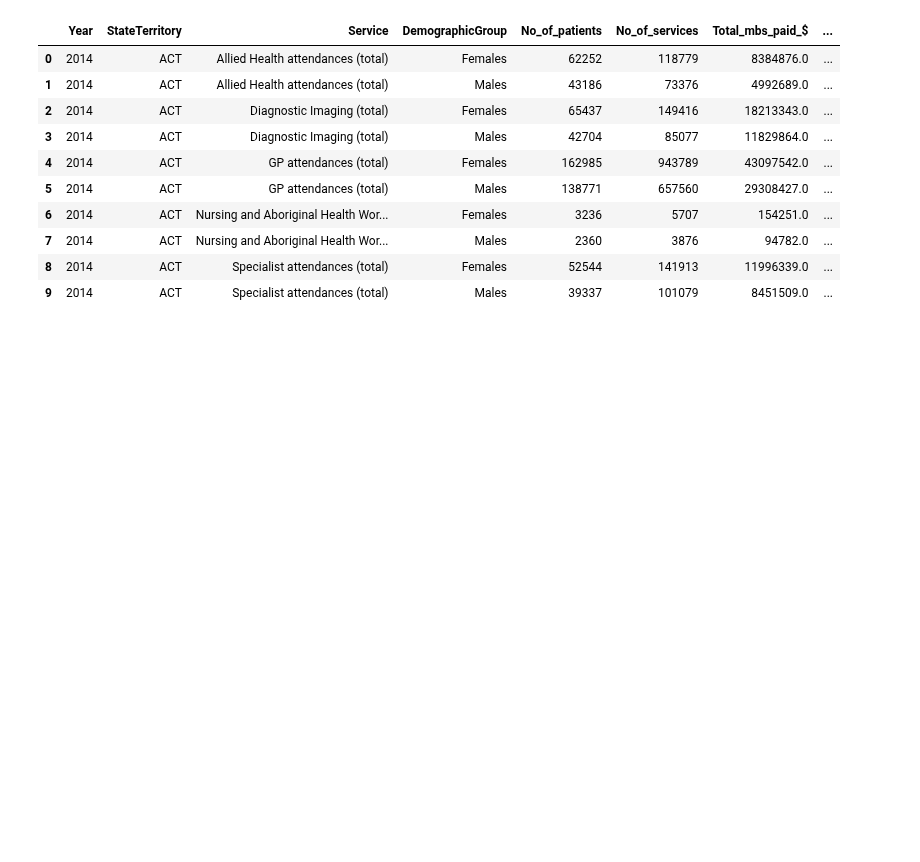
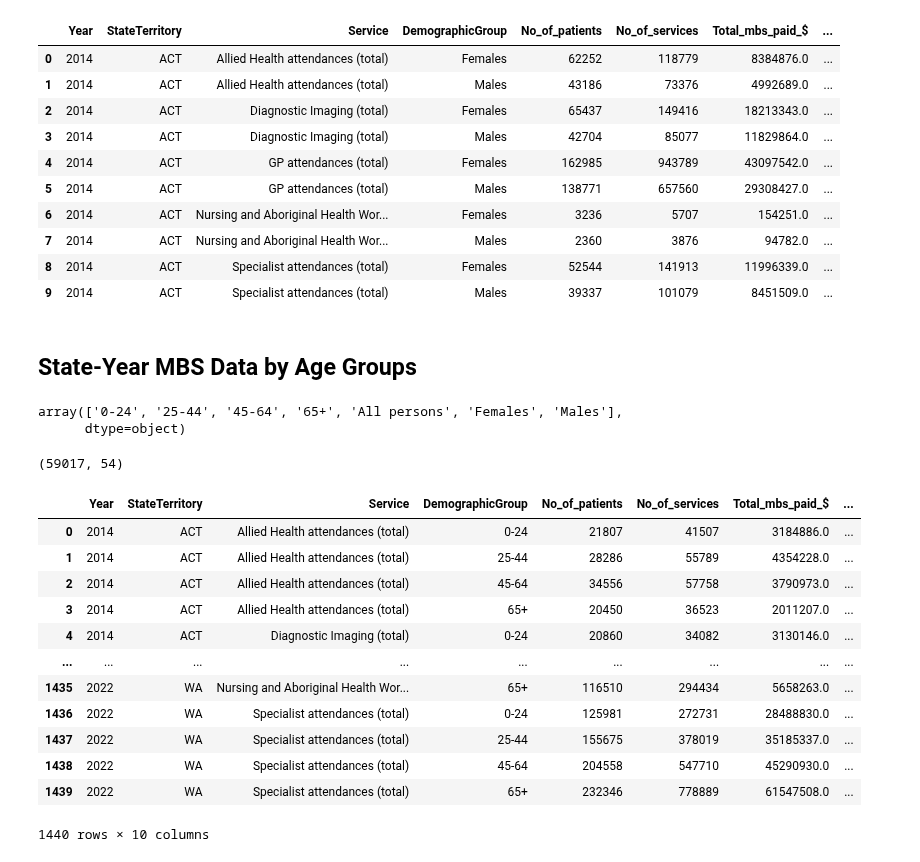
Before and after one commit to jiniep/mbs_analysis, a Jupyter notebook: scripts/16_exporting_data_slices.ipynb, the cells around one changed output. Cells and saved outputs as stored; diff of their text form; code cells hidden in the pictures; blank space fills up the shorter version.

```diff
--- a/scripts/16_exporting_data_slices.ipynb
+++ b/scripts/16_exporting_data_slices.ipynb
@@ -69,0 +72,5 @@ Index(['Year', 'StateTerritory', 'GeographicCode', 'GeographicAreaName',
+# %%
+df_mbs_oop_service = pd.read_pickle(
+    os.path.join(path, "clean_datasets/mbs_data/mbs_oop_service_state_year_clean.pkl")
+)
+df_mbs_oop_service.info()
@@ -69,0 +114,9 @@ Index(['Year', 'StateTerritory', 'GeographicCode', 'GeographicAreaName',
+# %%
+df_mbs_sa3_service_1_np_new = df_mbs_sa3_service_1_np.merge(
+    df_mbs_oop_service,
+    how="left",
+    left_on=["Year", "StateTerritory", "Service"],
+    right_on=["Year", "State", "Service"],
+)
+
+df_mbs_sa3_service_1_np_new.isnull().sum()
@@ -156,3 +227,47 @@ df_mbs_sa3_gender_state.to_csv(
         path, "clean_datasets/cleaned_csv/mbs_census_state_year_service_1_gender.csv"
     )
 )
+# %% [markdown]
+## State-Year MBS Data by Age Groups
+# %%
+df_mbs_sa3_service_1_np_new["DemographicGroup"].unique()
+# %% [output]
+array(['0-24', '25-44', '45-64', '65+', 'All persons', 'Females', 'Males'],
+      dtype=object)
+# %%
+df_mbs_sa3_age_group = df_mbs_sa3_service_1_np_new[
+    df_mbs_sa3_service_1_np_new["DemographicGroup"].isin(
+        ["0-24", "25-44", "45-64", "65+"]
+    )
+]
+df_mbs_sa3_age_group.shape
+# %% [output]
+(59017, 54)
+# %%
+df_mbs_agegroup_state = df_mbs_sa3_age_group.groupby(
+    by=["Year", "StateTerritory", "Service", "DemographicGroup"], as_index=False
+).agg(
+    {
+        "No_of_patients": "sum",
+        "No_of_services": "sum",
+        "Total_mbs_paid_$": "sum",
+        "Total_provider_fees_$": "sum",
+        "ERP": "sum",
+        "Patient_OOP_per_service": "mean",
+    }
+)
+df_mbs_agegroup_state
+# %% [output]
+|  | Year | StateTerritory | Service | DemographicGroup | No_of_patients | No_of_services | Total_mbs_paid_$ | ... |
+| 0 | 2014 | ACT | Allied Health attendances (total) | 0-24 | 21807 | 41507 | 3184886.0 | ... |
+| 1 | 2014 | ACT | Allied Health attendances (total) | 25-44 | 28286 | 55789 | 4354228.0 | ... |
+| 2 | 2014 | ACT | Allied Health attendances (total) | 45-64 | 34556 | 57758 | 3790973.0 | ... |
+| 3 | 2014 | ACT | Allied Health attendances (total) | 65+ | 20450 | 36523 | 2011207.0 | ... |
+| 4 | 2014 | ACT | Diagnostic Imaging (total) | 0-24 | 20860 | 34082 | 3130146.0 | ... |
+| ... | ... | ... | ... | ... | ... | ... | ... | ... |
+| 1435 | 2022 | WA | Nursing and Aboriginal Health Wor... | 65+ | 116510 | 294434 | 5658263.0 | ... |
+| 1436 | 2022 | WA | Specialist attendances (total) | 0-24 | 125981 | 272731 | 28488830.0 | ... |
+| 1437 | 2022 | WA | Specialist attendances (total) | 25-44 | 155675 | 378019 | 35185337.0 | ... |
+| 1438 | 2022 | WA | Specialist attendances (total) | 45-64 | 204558 | 547710 | 45290930.0 | ... |
+| 1439 | 2022 | WA | Specialist attendances (total) | 65+ | 232346 | 778889 | 61547508.0 | ... |
+1440 rows × 10 columns
```
Also changed, not shown: parts of 15 cells of this notebook.
